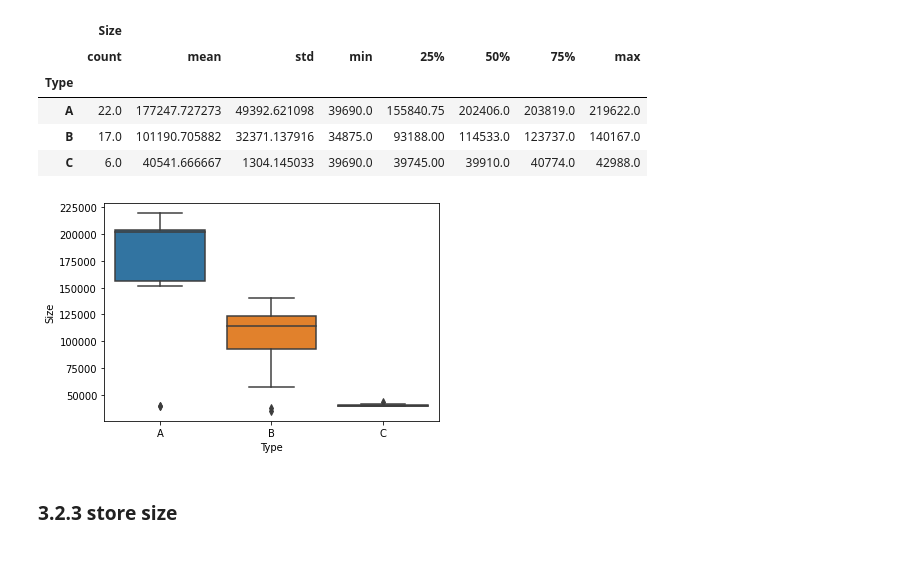
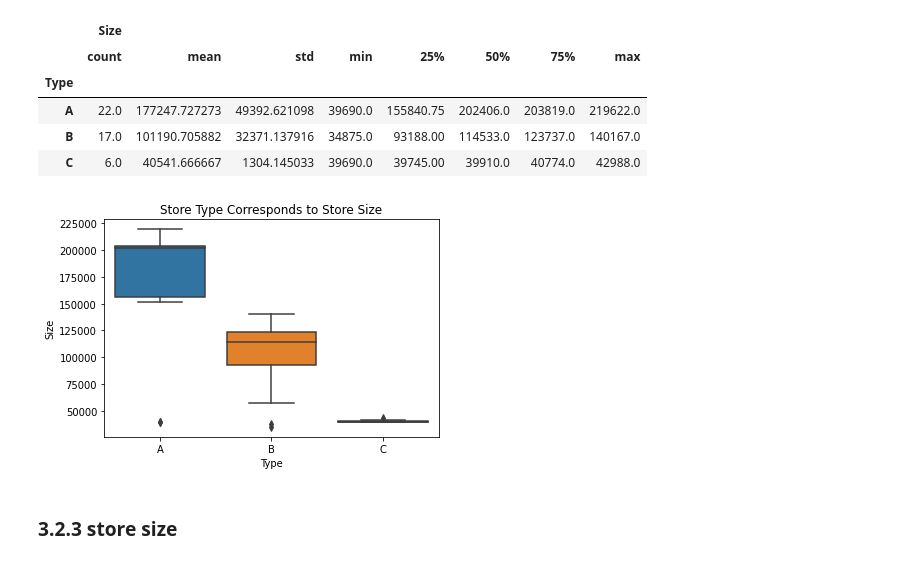
Before and after one commit to trauzi12/retail_sales_predictions, a Jupyter notebook: retail_sales_predictions.ipynb, the cells around one changed output. Cells and saved outputs as stored; diff of their text form; code cells hidden in the pictures.

```diff
--- a/retail_sales_predictions.ipynb
+++ b/retail_sales_predictions.ipynb
@@ -906,9 +912,10 @@ stores.groupby('Type').describe()
 # %%
 # boxplot of store size by store type
 sns.boxplot(x=stores.Type, y=stores.Size)
+plt.title('Store Type Corresponds to Store Size')
 plt.show()
 # %% [output]
-[figure, old version]
+[figure, new version]
 # %% [markdown]
 ### 3.2.3 store size
 # %%
```
Also changed, not shown: parts of 21 cells of this notebook.
